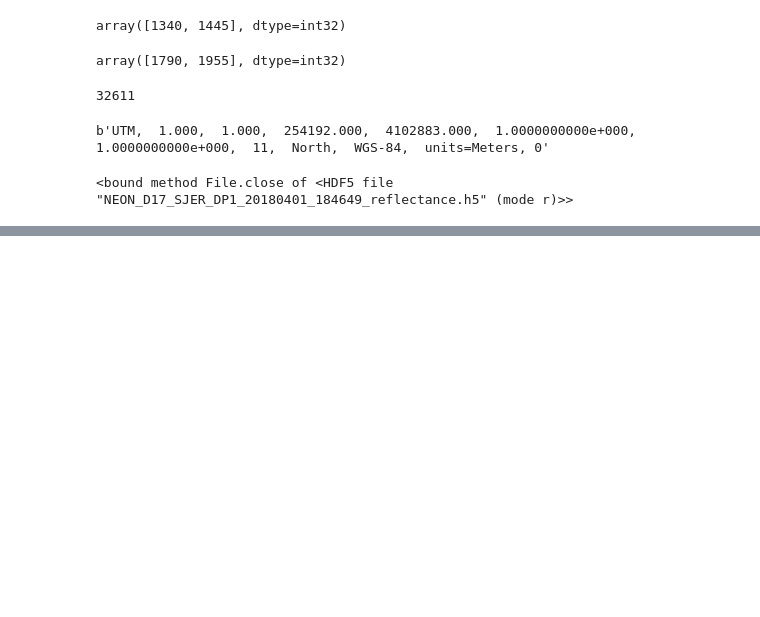
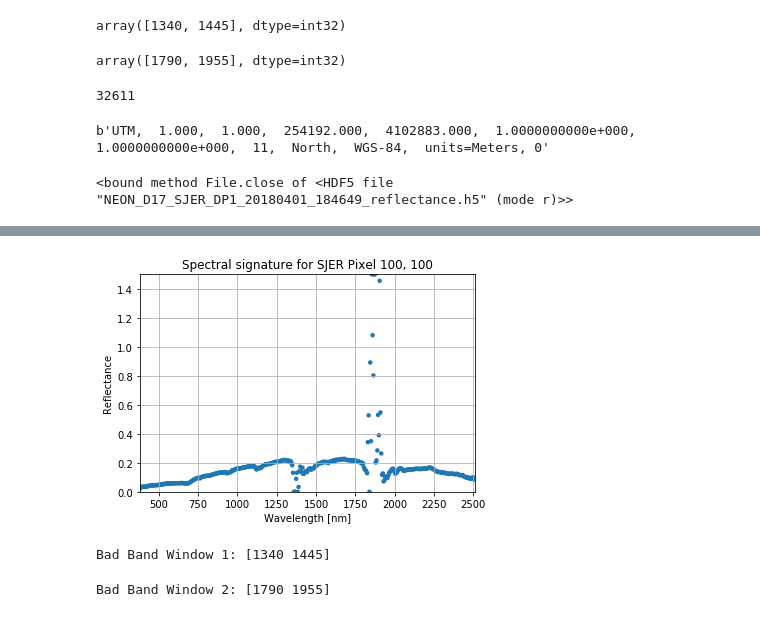
Before and after one commit to vscholl/2018-NEON-Data-Institute-Git-Demo, a Jupyter notebook: extract_and_plot_spectra_from_hdf5.ipynb, the cells around one changed output, grey strips where cells are left out. Saved outputs shown, nothing was run; the diff lists cells and outputs as text; code cells hidden in the pictures; blank space fills up the shorter version.

Commit message:
Finished analysis through saving .csv and figures

```diff
--- a/extract_and_plot_spectra_from_hdf5.ipynb
+++ b/extract_and_plot_spectra_from_hdf5.ipynb
@@ -280,3 +280,14 @@ b'UTM,  1.000,  1.000,  254192.000,  4102883.000,  1.0000000000e+000,  1.0000000
 hdf5_file.close
 # %% [output]
 <bound method File.close of <HDF5 file "NEON_D17_SJER_DP1_20180401_184649_reflectance.h5" (mode r)>>
+# %%
+# Make a new empty pandas data frame
+# Rectanglular array where columns can be different data types
+# and handles categorical data (factors) well, as in R
+serc_pixel_df = pd.DataFrame()
+# %%
+# Add a column of reflectance data from the cleaned reflectance array
+serc_pixel_df['reflectance'] = reflArray[pixel_to_plot[0], pixel_to_plot[1]]
+# %%
+# Add a second column to the data frame containing wavelength data
+serc_pixel_df['wavelengths'] = metadata['wavelength']
@@ -282,0 +315,41 @@ hdf5_file.close
+# %%
+# Plot the reflectance data.
+# There is a plot method within pandas for data frames.
+serc_pixel_df.plot(x = 'wavelengths',
+                  y = 'reflectance',
+                  kind = 'scatter',
+                  edgecolor = 'none')
+
+# create dynamic title using the site name and pixel coodinates
+plt.title('Spectral signature for ' + sitename + ' Pixel ' + ', '.join(map(str, pixel_to_plot)))
+
+ax = plt.gca() # gca is short for Get Current Axes
+
+# set the x and y axis limits based on the range of wavelength data
+ax.set_xlim([np.min(serc_pixel_df['wavelengths']),
+            np.max(serc_pixel_df['wavelengths'])])
+
+ax.set_ylim([np.min(serc_pixel_df['reflectance']),
+            np.max(serc_pixel_df['reflectance'])])
+
+ax.set_xlabel("Wavelength [nm]")
+ax.set_ylabel("Reflectance")
+
+# add a grid to the plot
+ax.grid(True)
+
+# save the figure based on extracted site name
+fig = ax.get_figure()
+fig.savefig('output/figs/' + sitename + '_plot1.png')
+# %% [output]
+[figure, added]
+# %%
+bbw1 = metadata['bad_band_window1']
+print('Bad Band Window 1:', bbw1)
+# %% [output]
+Bad Band Window 1: [1340 1445]
+# %%
+bbw2 = metadata['bad_band_window2']
+print('Bad Band Window 2:', bbw2)
+# %% [output]
+Bad Band Window 2: [1790 1955]
```
Also changed, not shown: parts of 9 cells of this notebook.
